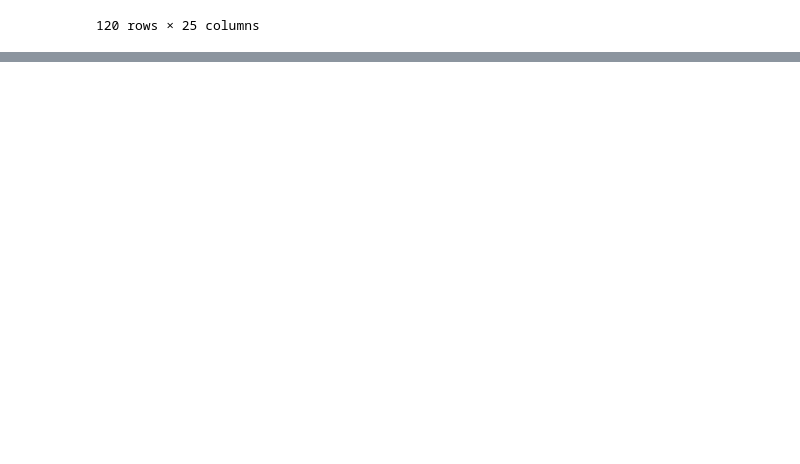
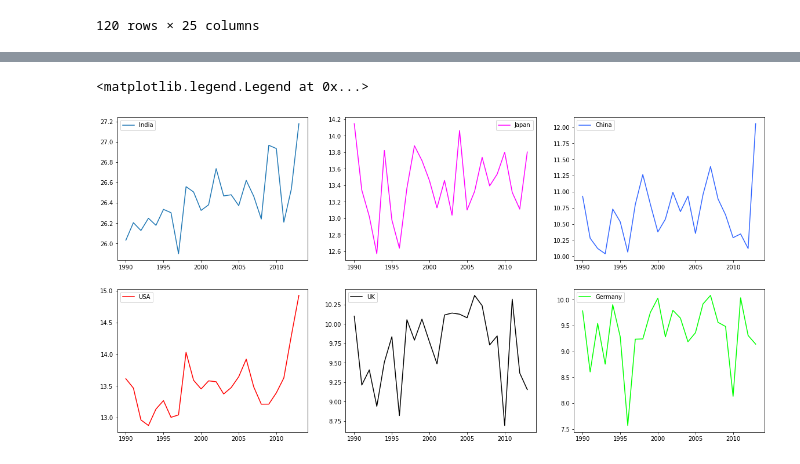
Before and after one commit to thesuhas/Climate-Change-Industrialisation, a Jupyter notebook: script1.ipynb, the cells around one changed output, grey strips where cells are left out. Cells and saved outputs as stored; diff of their text form; code cells hidden in the pictures; blank space fills up the shorter version.

Commit message:
Did subplot on average temp

```diff
--- a/script1.ipynb
+++ b/script1.ipynb
@@ -333,0 +358,10 @@ ind_g
+# %%
+india = temp[temp['Country'] == 'India']
+japan = temp[temp['Country'] == 'Japan']
+uk = temp[temp['Country'] == 'United Kingdom']
+usa = temp[temp['Country'] == 'United States']
+china = temp[temp['Country'] == 'China']
+germany = temp[temp['Country'] == 'Germany']
+# %%
+dates = india['dt'].to_list()
+dates
@@ -333,0 +386,28 @@ ind_g
+# %%
+fig, axs = plt.subplots(2, 3, figsize = (20, 10), sharex='col', sharey='row')
+plt.subplot(231)
+plt.plot(dates, india['AverageTemperature'], label='India')
+plt.legend()
+
+plt.subplot(232)
+plt.plot(dates, japan['AverageTemperature'], label='Japan', c='#ff00ff')
+plt.legend()
+
+plt.subplot(233)
+plt.plot(dates, china['AverageTemperature'], label='China', c='#3366ff')
+plt.legend()
+
+plt.subplot(234)
+plt.plot(dates, usa['AverageTemperature'], label='USA', c='red')
+plt.legend()
+
+plt.subplot(235)
+plt.plot(dates, uk['AverageTemperature'], label='UK', c='black')
+plt.legend()
+
+plt.subplot(236)
+plt.plot(dates, germany['AverageTemperature'], label='Germany', c='#00ff00')
+plt.legend()
+# %% [output]
+<matplotlib.legend.Legend at 0x...>
+[figure, added]
```
Also changed, not shown: parts of 6 cells of this notebook.
